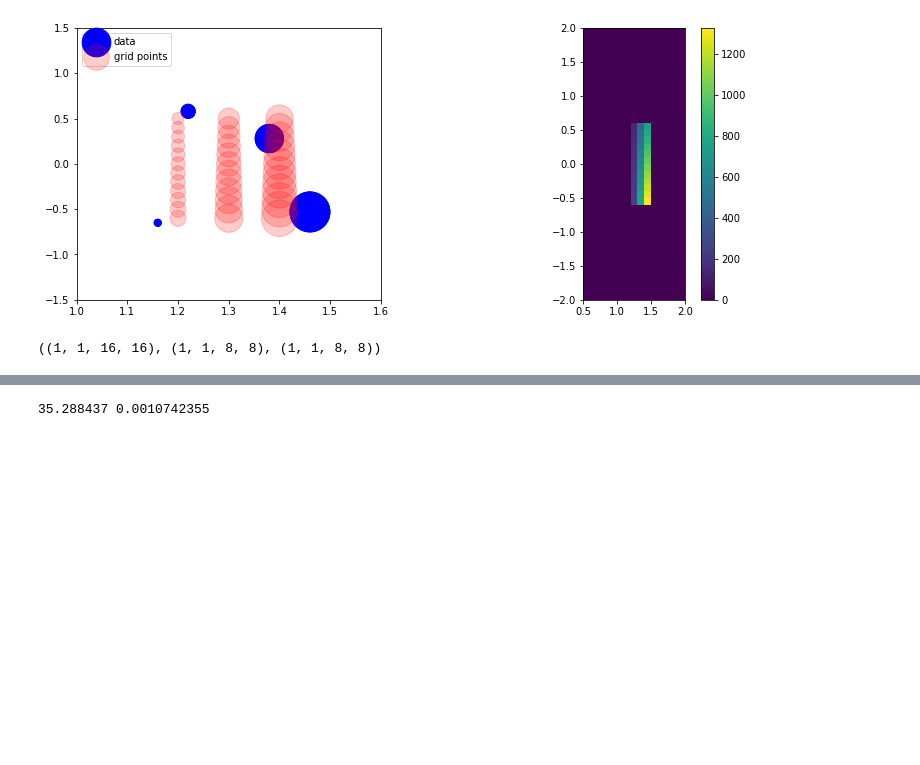
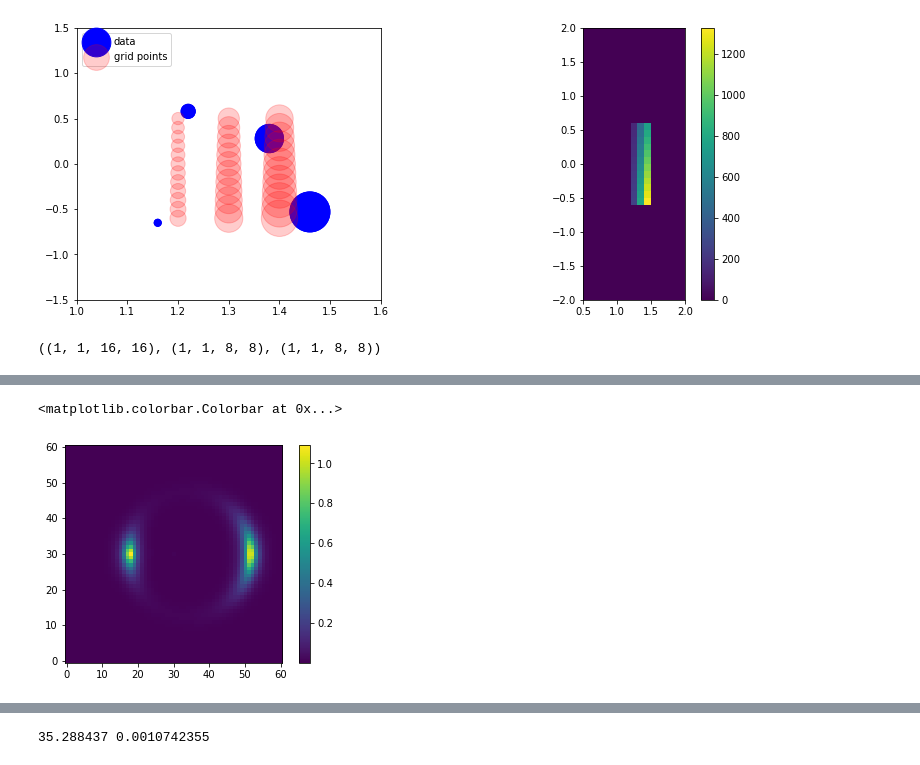
Before and after one commit to giga-lens/gigalens, a Jupyter notebook: jax-demo-dev-sim-only_SIS.ipynb, the cells around one changed output, grey strips where cells are left out. Saved outputs shown, nothing was run; the diff lists cells and outputs as text; code cells hidden in the pictures; blank space fills up the shorter version.

```diff
--- a/jax-demo-dev-sim-only_SIS.ipynb
+++ b/jax-demo-dev-sim-only_SIS.ipynb
@@ -291 +290,7 @@ edge, corner in arcsec: 1.3 1.8384776310850237
+# %%
+plt.imshow(noiseless_img, origin='lower')
+plt.colorbar()
+# %% [output]
+<matplotlib.colorbar.Colorbar at 0x...>
+[figure, added]
 # %%
```
Also changed, not shown: parts of 13 cells of this notebook.
